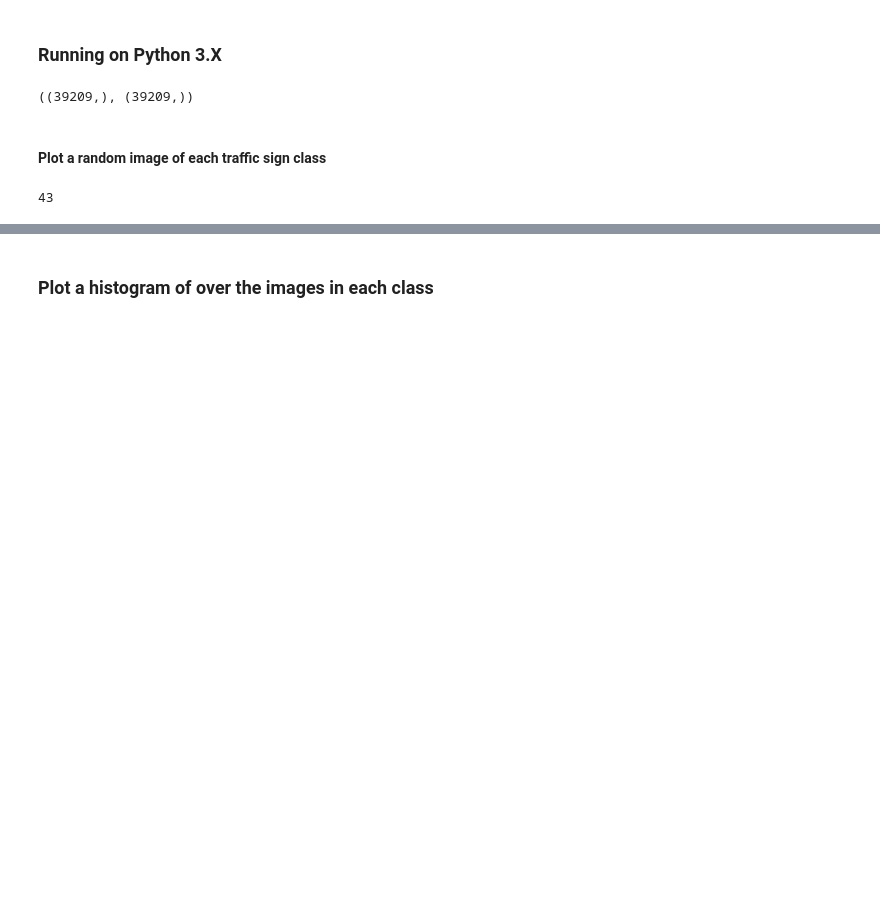
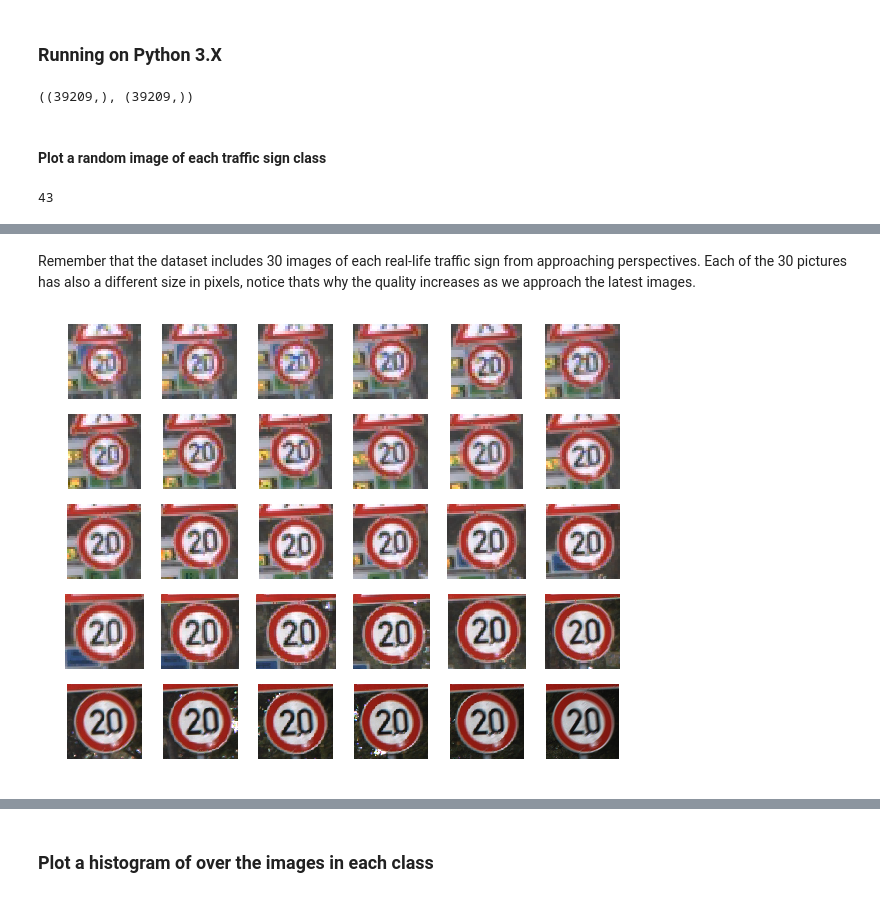
Before and after one commit to tum-phoenix/drive_ml, a Jupyter notebook: GTSRB_python/explore.ipynb, the cells around one changed output, grey strips where cells are left out. Cells and saved outputs as stored; diff of their text form; code cells hidden in the pictures; blank space fills up the shorter version.

```diff
--- a/GTSRB_python/explore.ipynb
+++ b/GTSRB_python/explore.ipynb
@@ -48,0 +50,11 @@ plt.show()
+# %% [markdown]
+Remember that the dataset includes 30 images of each real-life traffic sign from approaching perspectives.
+Each of the 30 pictures has also a different size in pixels, notice thats why the quality increases as we approach the latest images.
+# %%
+for i in range(30):
+    plt.subplot(5, 6, i+1)
+    plt.axis('off')
+    plt.imshow(X_train[i].astype('uint8'))
+plt.show()
+# %% [output]
+[figure, added]
```
Also changed, not shown: parts of 8 cells of this notebook, 4 other files.
